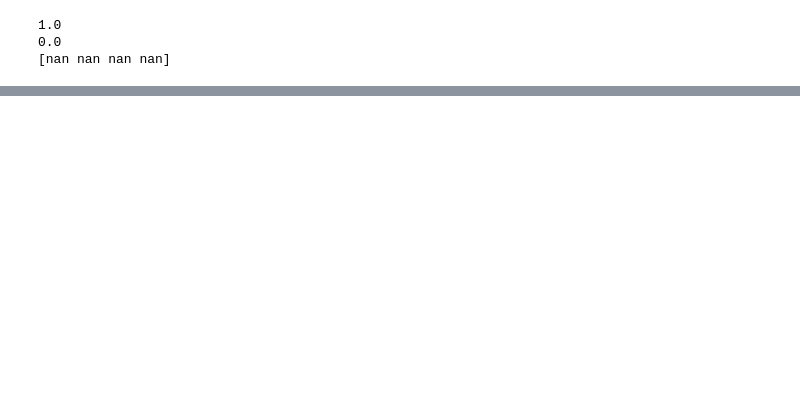
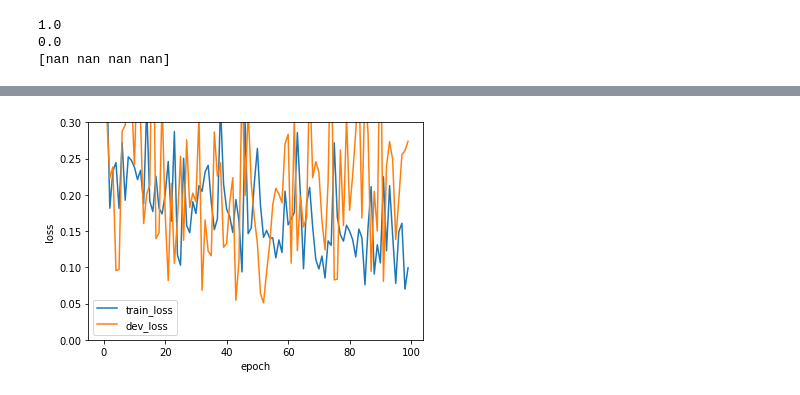
Before and after one commit to joonhyuk/mash-ML, a Jupyter notebook: DoItDeepLearning.ipynb, the cells around one changed output, grey strips where cells are left out. Saved outputs shown, nothing was run; the diff lists cells and outputs as text; code cells hidden in the pictures; blank space fills up the shorter version.

```diff
--- a/DoItDeepLearning.ipynb
+++ b/DoItDeepLearning.ipynb
@@ -593,0 +612,13 @@ print((aa - aa.mean())/aa.std())
+# %%
+layer3 = SingleLayer()
+layer3.fit(x_train_scaled, y_train, x_dev=x_dev_scaled, y_dev=y_dev)
+
+plt.ylim(0, 0.3)
+plt.plot(layer3.losses)
+plt.plot(layer3.dev_losses)
+plt.ylabel('loss')
+plt.xlabel('epoch')
+plt.legend(['train_loss', 'dev_loss'])
+plt.show()
+# %% [output]
+[figure, added]
```
Also changed, not shown: parts of 7 cells of this notebook, 1 other file.
